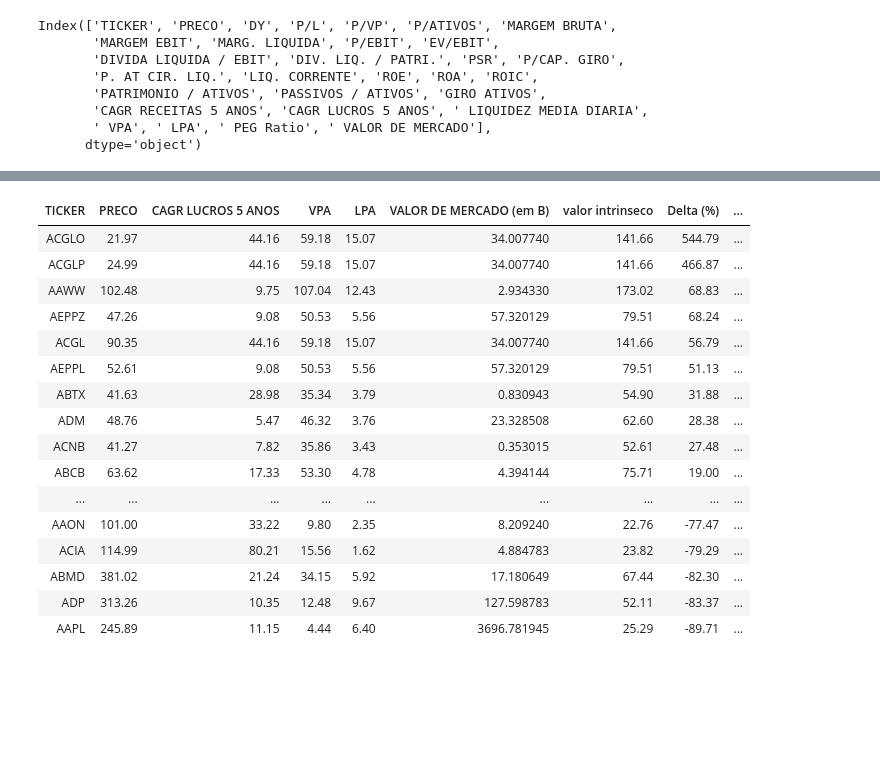
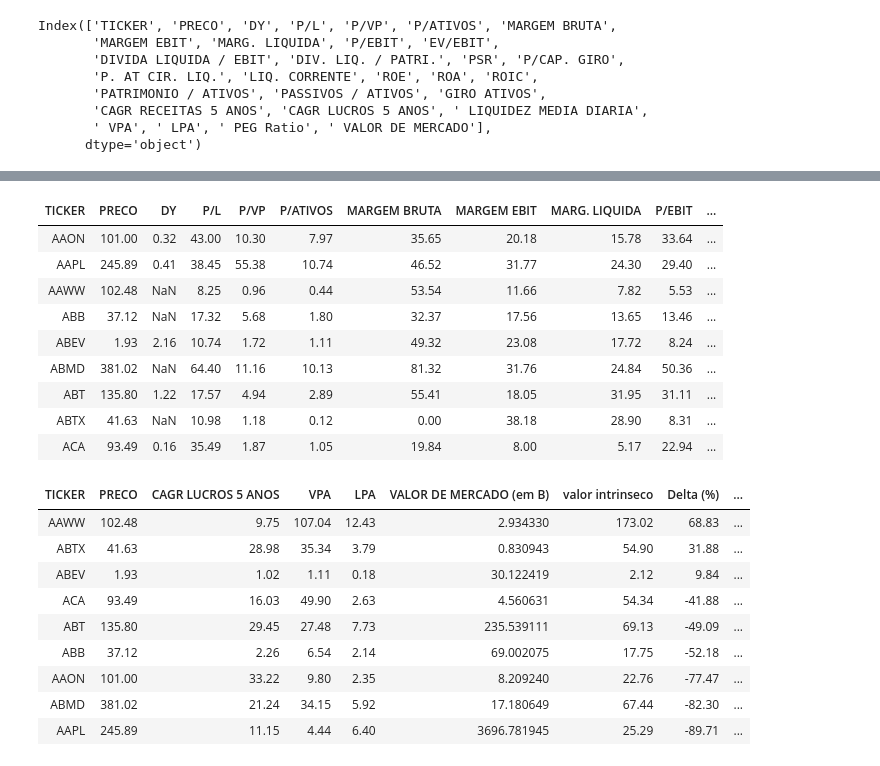
Before and after one commit to BDonadelli/Finance-playground, a Jupyter notebook: CART_graham.ipynb, the cells around one changed output, grey strips where cells are left out. Drawn from its saved outputs; the diff is of its cells as text; code cells hidden in the pictures; blank space fills up the shorter version.

```diff
--- a/CART_graham.ipynb
+++ b/CART_graham.ipynb
@@ -36,7 +36,7 @@ import os
 # Caminho do arquivo local
 file_path = os.path.expanduser('~/GHub/Codigos-em-financas/data/SI_Acoes.csv')
 # URL para o arquivo online
-file_url = 'https://raw.githubusercontent.com/BDonadelli/Codigos-em-financas/main/data/SI_Acoes.csv'
+file_url = 'https://raw.githubusercontent.com/BDonadelli/Finance-playground/refs/heads/main/data/SI_Acoes.csv'
 
 # Verificar se o arquivo existe localmente
 if os.path.exists(file_path):
@@ -185,7 +166,7 @@ import os
 # Caminho do arquivo local /home/yair/GHub/Codigos-em-financas/data/SI_Stocks.csv
 file_path = os.path.expanduser('/home/yair/GHub/Codigos-em-financas/data/SI_Stocks.csv')
 # URL para o arquivo online
-file_url = 'https://raw.githubusercontent.com/BDonadelli/Codigos-em-financas/main/data/SI_Stocks.csv'
+file_url = 'https://raw.githubusercontent.com/BDonadelli/Finance-playground/refs/heads/main/data/SI_Stocks.csv'
 
 # Verificar se o arquivo existe localmente
 if os.path.exists(file_path):
@@ -235,6 +208,0 @@ b_print(fundsSI[fundsSI['P/L'] > 0][colunas_exibidas])
-# %%
-'''
-P/L > 0 e DIVIDA LIQUIDA / EBIT < 3
-'''
-fundsSI.fillna(0,inplace=True) ## bancos tem NaN
-b_print(fundsSI[(fundsSI['P/L'] > 0) & (fundsSI['DIVIDA LIQUIDA / EBIT'] < 3) ][colunas_exibidas])
@@ -277,42 +209,44 @@ funds
+# %%
+fundsSI =  funds[ #(funds[' LIQUIDEZ MEDIA DIARIA'] > 300000) &
+                  (funds[' LPA'] > 0) &
+                  (fundsSI['DIVIDA LIQUIDA / EBIT'] < 3) &
+                  (funds[' VPA'] > 0) &
+                  (funds['CAGR LUCROS 5 ANOS'] > 0) ]
+b_print(fundsSI,100)
+# %% [output]
+| TICKER | PRECO | DY | P/L | P/VP | P/ATIVOS | MARGEM BRUTA | MARGEM EBIT | MARG. LIQUIDA | P/EBIT | ... |
+| AAON | 101.00 | 0.32 | 43.00 | 10.30 | 7.97 | 35.65 | 20.18 | 15.78 | 33.64 | ... |
+| AAPL | 245.89 | 0.41 | 38.45 | 55.38 | 10.74 | 46.52 | 31.77 | 24.30 | 29.40 | ... |
+| AAWW | 102.48 | NaN | 8.25 | 0.96 | 0.44 | 53.54 | 11.66 | 7.82 | 5.53 | ... |
+| ABB | 37.12 | NaN | 17.32 | 5.68 | 1.80 | 32.37 | 17.56 | 13.65 | 13.46 | ... |
+| ABEV | 1.93 | 2.16 | 10.74 | 1.72 | 1.11 | 49.32 | 23.08 | 17.72 | 8.24 | ... |
+| ABMD | 381.02 | NaN | 64.40 | 11.16 | 10.13 | 81.32 | 31.76 | 24.84 | 50.36 | ... |
+| ABT | 135.80 | 1.22 | 17.57 | 4.94 | 2.89 | 55.41 | 18.05 | 31.95 | 31.11 | ... |
+| ABTX | 41.63 | NaN | 10.98 | 1.18 | 0.12 | 0.00 | 38.18 | 28.90 | 8.31 | ... |
+| ACA | 93.49 | 0.16 | 35.49 | 1.87 | 1.05 | 19.84 | 8.00 | 5.17 | 22.94 | ... |
 # %%
-fundsSI =  funds[ #(funds[' LIQUIDEZ MEDIA DIARIA'] > 300000) &
-                  (funds[' LPA'] > 0) &
-                  (funds[' VPA'] > 0) &
-                  (fundsSI['P/L'] > 0) &
-                  (fundsSI['DIVIDA LIQUIDA / EBIT'] < 3) &
-                  (funds['CAGR LUCROS 5 ANOS'] > 0)
-                  ]
-fundsSI
-
 fundsSI['valor intrinseco'] = np.round(np.sqrt(22.5 * fundsSI[' LPA'] * fundsSI[' VPA']),2)
 fundsSI['VALOR DE MERCADO (em B)'] = fundsSI[' VALOR DE MERCADO']  / 1e9
-fundsSI['LIQUIDEZ MEDIA DIARIA (em M)'] = fundsSI[' LIQUIDEZ MEDIA DIARIA'] / 1e6
+# fundsSI['LIQUIDEZ MEDIA DIARIA (em M)'] = fundsSI[' LIQUIDEZ MEDIA DIARIA'] / 1e6
 fundsSI['Delta (%)'] = np.round((fundsSI['valor intrinseco'] / fundsSI['PRECO'] -1)*100,2)
 fundsSI["Rank"]   = fundsSI['Delta (%)'].rank(ascending=True, method="min")
 fundsSI.sort_values(by="Rank", ascending=False, inplace=True)
 fundsSI.reset_index(inplace=True)
 fundsSI.index = fundsSI.index + 1
 
-colunas_exibidas = ['TICKER','PRECO' , 'CAGR LUCROS 5 ANOS' ,#'LIQUIDEZ MEDIA DIARIA (em M)',
+colunas_exibidas = ['TICKER','PRECO' , 'CAGR LUCROS 5 ANOS' ,
                  ' VPA',' LPA' ,  'VALOR DE MERCADO (em B)',
                 'valor intrinseco' , 'Delta (%)' ,'P/L', 'DIVIDA LIQUIDA / EBIT' ]
 
-b_print(fundsSI[colunas_exibidas],n=150)
+b_print(fundsSI[colunas_exibidas])
 # %% [output]
 | TICKER | PRECO | CAGR LUCROS 5 ANOS | VPA | LPA | VALOR DE MERCADO (em B) | valor intrinseco | Delta (%) | ... |
-| ACGLO | 21.97 | 44.16 | 59.18 | 15.07 | 34.007740 | 141.66 | 544.79 | ... |
-| ACGLP | 24.99 | 44.16 | 59.18 | 15.07 | 34.007740 | 141.66 | 466.87 | ... |
 | AAWW | 102.48 | 9.75 | 107.04 | 12.43 | 2.934330 | 173.02 | 68.83 | ... |
-| AEPPZ | 47.26 | 9.08 | 50.53 | 5.56 | 57.320129 | 79.51 | 68.24 | ... |
-| ACGL | 90.35 | 44.16 | 59.18 | 15.07 | 34.007740 | 141.66 | 56.79 | ... |
-| AEPPL | 52.61 | 9.08 | 50.53 | 5.56 | 57.320129 | 79.51 | 51.13 | ... |
 | ABTX | 41.63 | 28.98 | 35.34 | 3.79 | 0.830943 | 54.90 | 31.88 | ... |
-| ADM | 48.76 | 5.47 | 46.32 | 3.76 | 23.328508 | 62.60 | 28.38 | ... |
-| ACNB | 41.27 | 7.82 | 35.86 | 3.43 | 0.353015 | 52.61 | 27.48 | ... |
-| ABCB | 63.62 | 17.33 | 53.30 | 4.78 | 4.394144 | 75.71 | 19.00 | ... |
-| ... | ... | ... | ... | ... | ... | ... | ... | ... |
+| ABEV | 1.93 | 1.02 | 1.11 | 0.18 | 30.122419 | 2.12 | 9.84 | ... |
+| ACA | 93.49 | 16.03 | 49.90 | 2.63 | 4.560631 | 54.34 | -41.88 | ... |
+| ABT | 135.80 | 29.45 | 27.48 | 7.73 | 235.539111 | 69.13 | -49.09 | ... |
+| ABB | 37.12 | 2.26 | 6.54 | 2.14 | 69.002075 | 17.75 | -52.18 | ... |
 | AAON | 101.00 | 33.22 | 9.80 | 2.35 | 8.209240 | 22.76 | -77.47 | ... |
-| ACIA | 114.99 | 80.21 | 15.56 | 1.62 | 4.884783 | 23.82 | -79.29 | ... |
 | ABMD | 381.02 | 21.24 | 34.15 | 5.92 | 17.180649 | 67.44 | -82.30 | ... |
-| ADP | 313.26 | 10.35 | 12.48 | 9.67 | 127.598783 | 52.11 | -83.37 | ... |
 | AAPL | 245.89 | 11.15 | 4.44 | 6.40 | 3696.781945 | 25.29 | -89.71 | ... |
```
Also changed, not shown: parts of 10 cells of this notebook, 5 other files.
